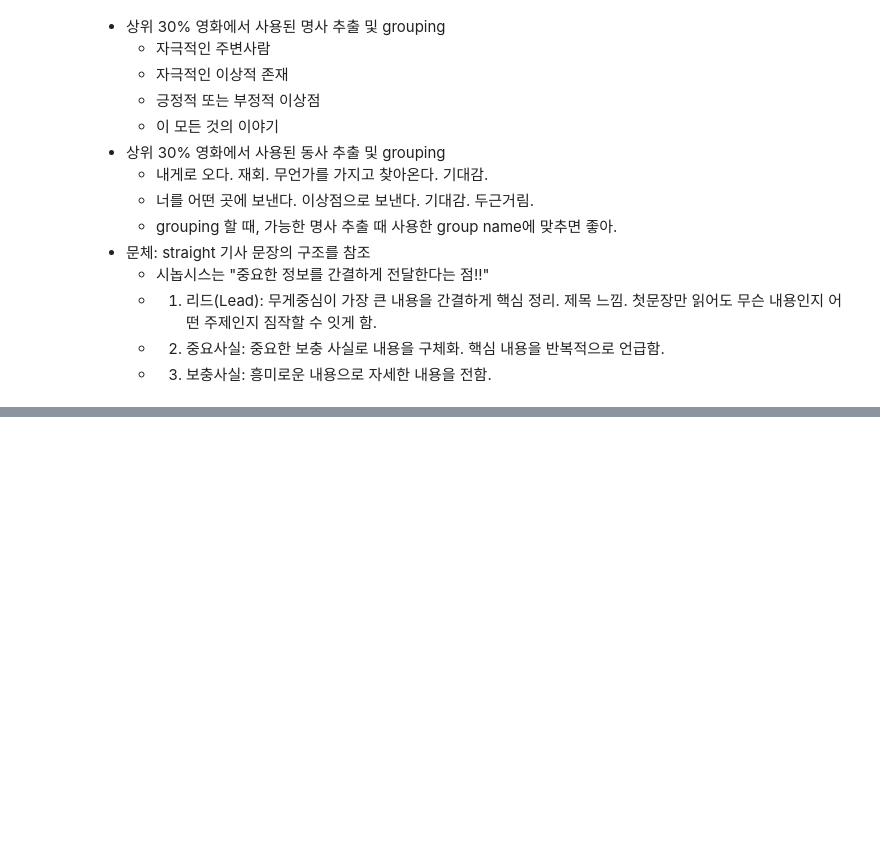
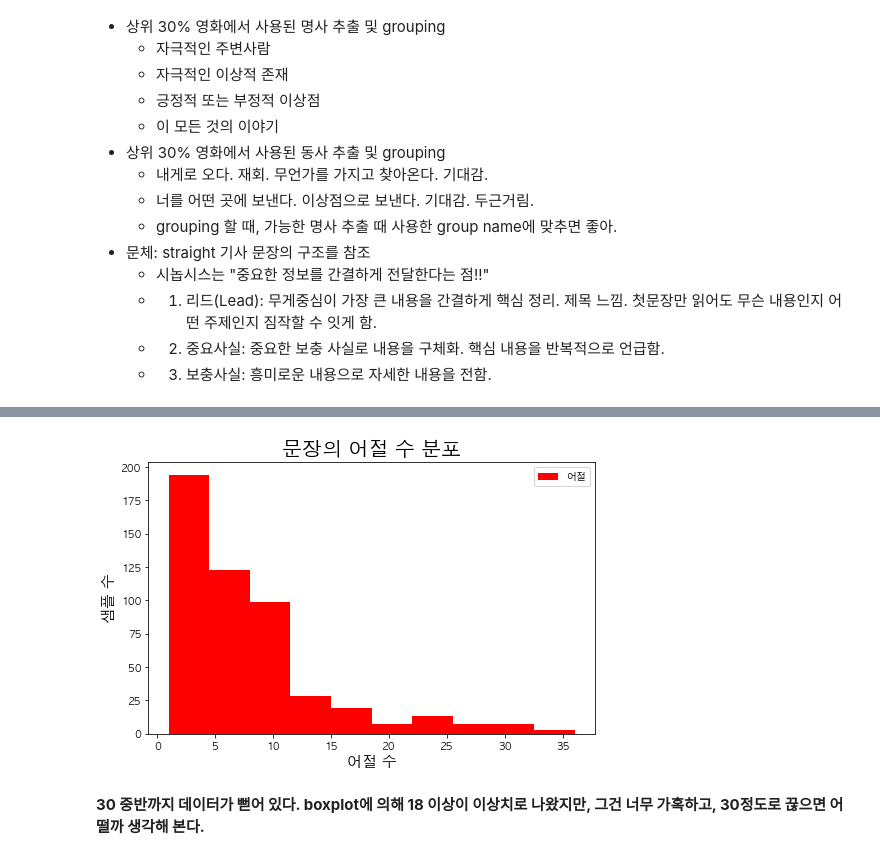
Before and after one commit to serendipi27/GJAI_NLP, a Jupyter notebook: 3_frequency_analysis.ipynb, the cells around one changed output, grey strips where cells are left out. Saved outputs shown, nothing was run; the diff lists cells and outputs as text; code cells hidden in the pictures; blank space fills up the shorter version.

```diff
--- a/3_frequency_analysis.ipynb
+++ b/3_frequency_analysis.ipynb
@@ -59,0 +156,13 @@
+# %%
+plt.figure(figsize=(8,5))
+plt.hist(len_data,
+         facecolor='r', density=False, label='어절')
+plt.title('문장의 어절 수 분포', fontsize=20)
+plt.legend()
+plt.xlabel('어절 수', fontsize=15)
+plt.ylabel('샘플 수', fontsize=15)
+plt.show()
+# %% [output]
+[figure, added]
+# %% [markdown]
+**30 중반까지 데이터가 뻗어 있다. boxplot에 의해 18 이상이 이상치로 나왔지만, 그건 너무 가혹하고, 30정도로 끊으면 어떨까 생각해 본다.**
```
Also changed, not shown: parts of 54 cells of this notebook, 3 other files.
